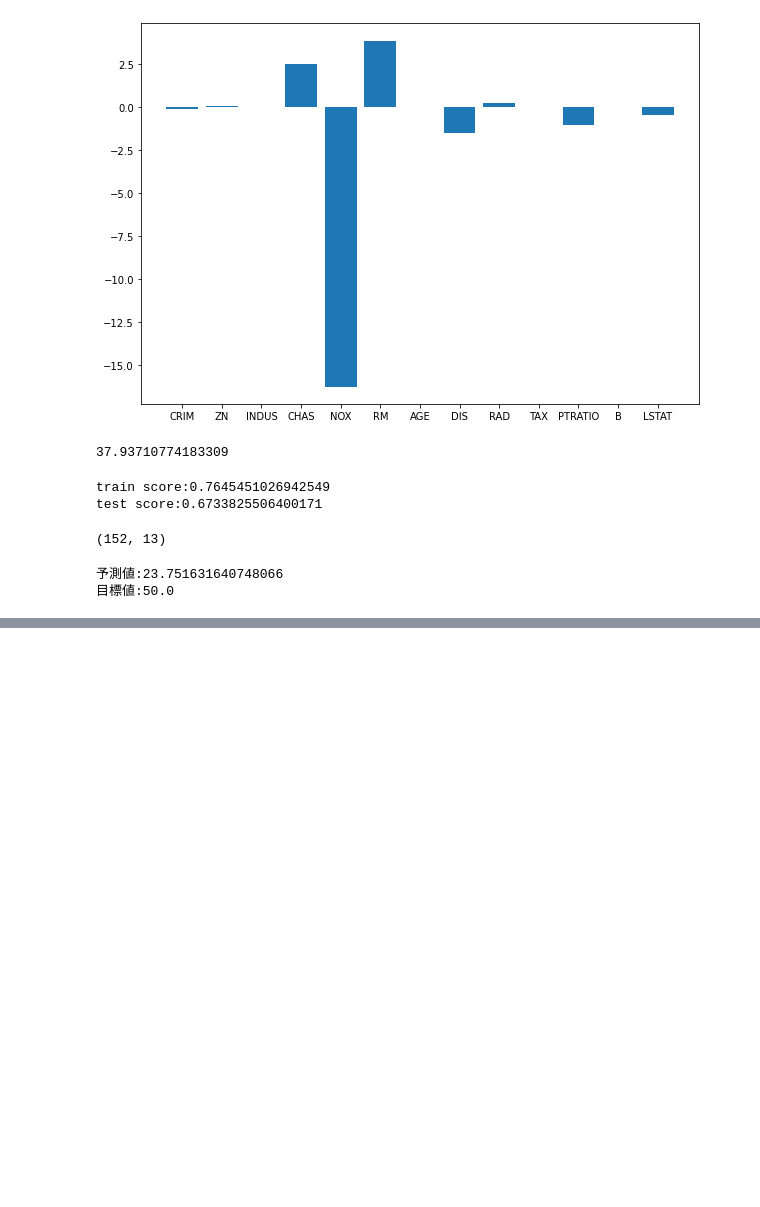
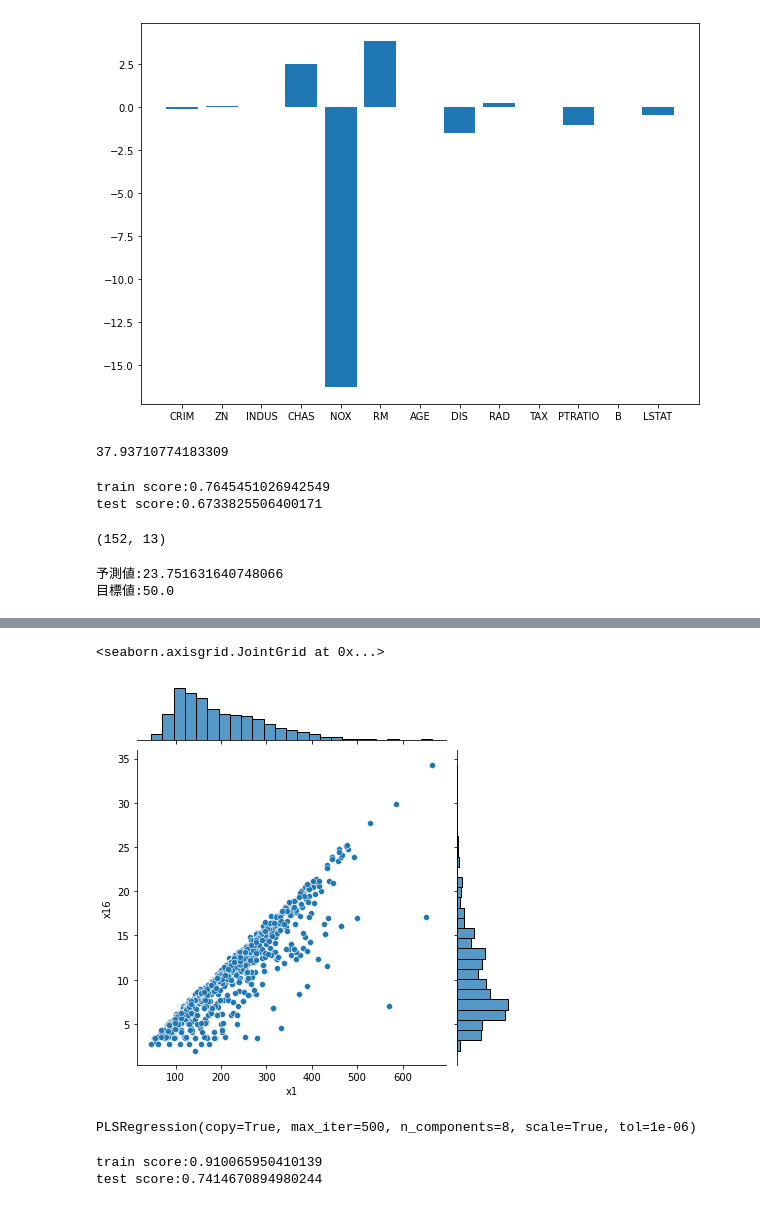
Before and after one commit to zelos-dev/machine_learning, a Jupyter notebook: 機械学習（教師あり学習：回帰）.ipynb, the cells around one changed output, grey strips where cells are left out. Saved outputs shown, nothing was run; the diff lists cells and outputs as text; code cells hidden in the pictures; blank space fills up the shorter version.

```diff
--- a/機械学習（教師あり学習：回帰）.ipynb
+++ b/機械学習（教師あり学習：回帰）.ipynb
@@ -124,0 +175,5 @@ print(f'目標値:{t_test[1]}')
+# %%
+sns.jointplot(x='x1',y='x16',data=df)
+# %% [output]
+<seaborn.axisgrid.JointGrid at 0x...>
+[figure, added]
@@ -124,0 +184,10 @@ print(f'目標値:{t_test[1]}')
+# %%
+pls.fit(x_train,t_train)
+# %% [output]
+PLSRegression(copy=True, max_iter=500, n_components=8, scale=True, tol=1e-06)
+# %%
+print(f'train score:{pls.score(x_train,t_train)}')
+print(f'test score:{pls.score(x_test,t_test)}')
+# %% [output]
+train score:0.910065950410139
+test score:0.7414670894980244
```
Also changed, not shown: parts of 14 cells of this notebook.
